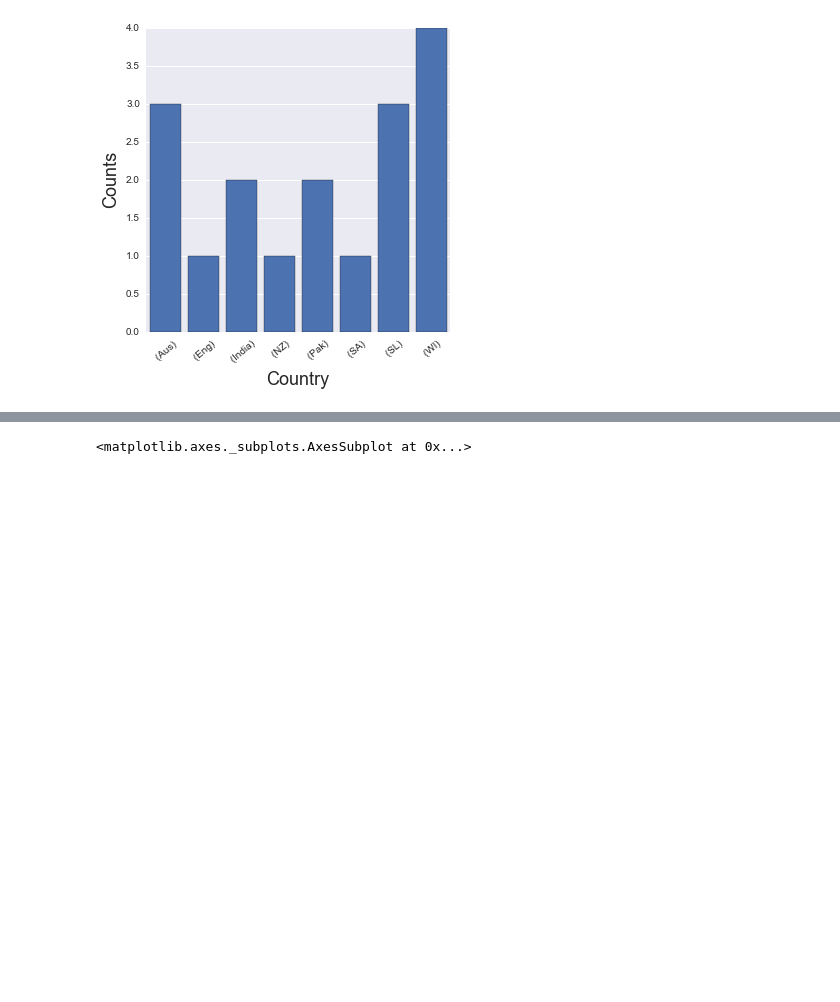
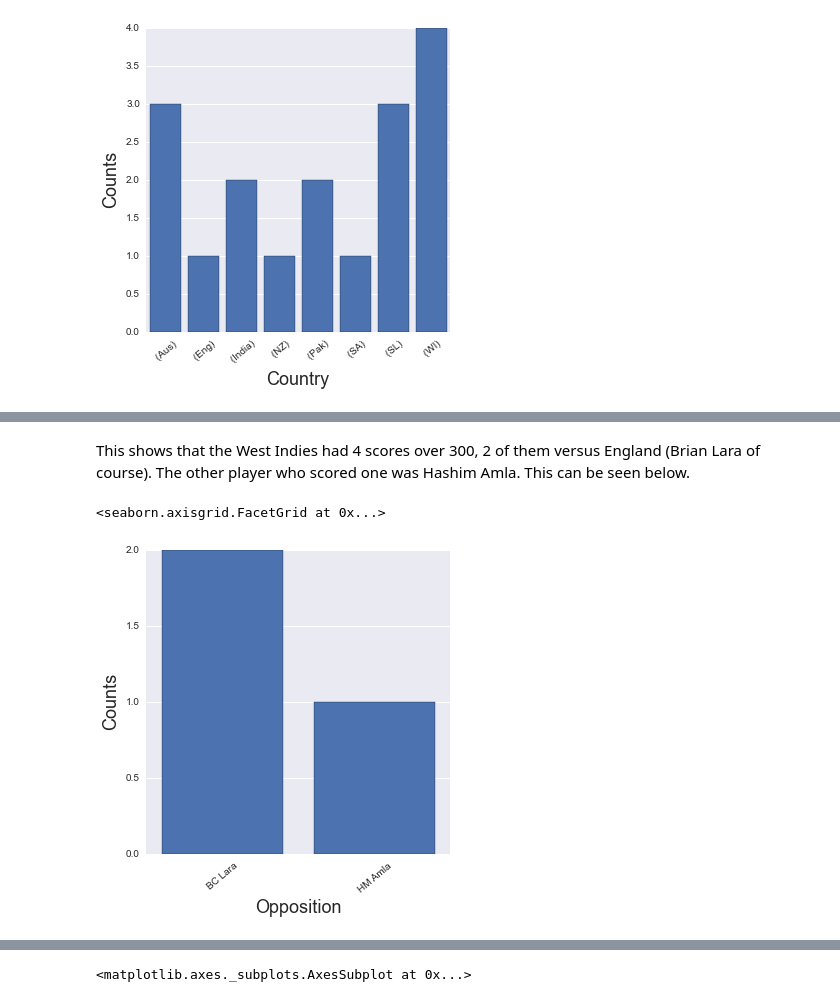
Before and after one commit to maclamont/Cricket, a Jupyter notebook: Cricket.ipynb, the cells around one changed output, grey strips where cells are left out. Saved outputs shown, nothing was run; the diff lists cells and outputs as text; code cells hidden in the pictures; blank space fills up the shorter version.

```diff
--- a/Cricket.ipynb
+++ b/Cricket.ipynb
@@ -209,0 +242,11 @@ h.set_xticklabels(rotation=40)
+# %% [markdown]
+This shows that the West Indies had 4 scores over 300, 2 of them versus England (Brian Lara of course).  The other player who scored one was Hashim Amla.  This can be seen below.
+# %%
+h = sns.factorplot("Player",data=dfmain[dfmain["Runs"]>300][dfmain["Opposition"]=="England"])
+plt.xlabel('Opposition', fontsize=18)
+plt.ylabel('Counts', fontsize=18)
+plt.title("")
+h.set_xticklabels(rotation=40)
+# %% [output]
+<seaborn.axisgrid.FacetGrid at 0x...>
+[figure, added]
```
Also changed, not shown: parts of 9 cells of this notebook.
